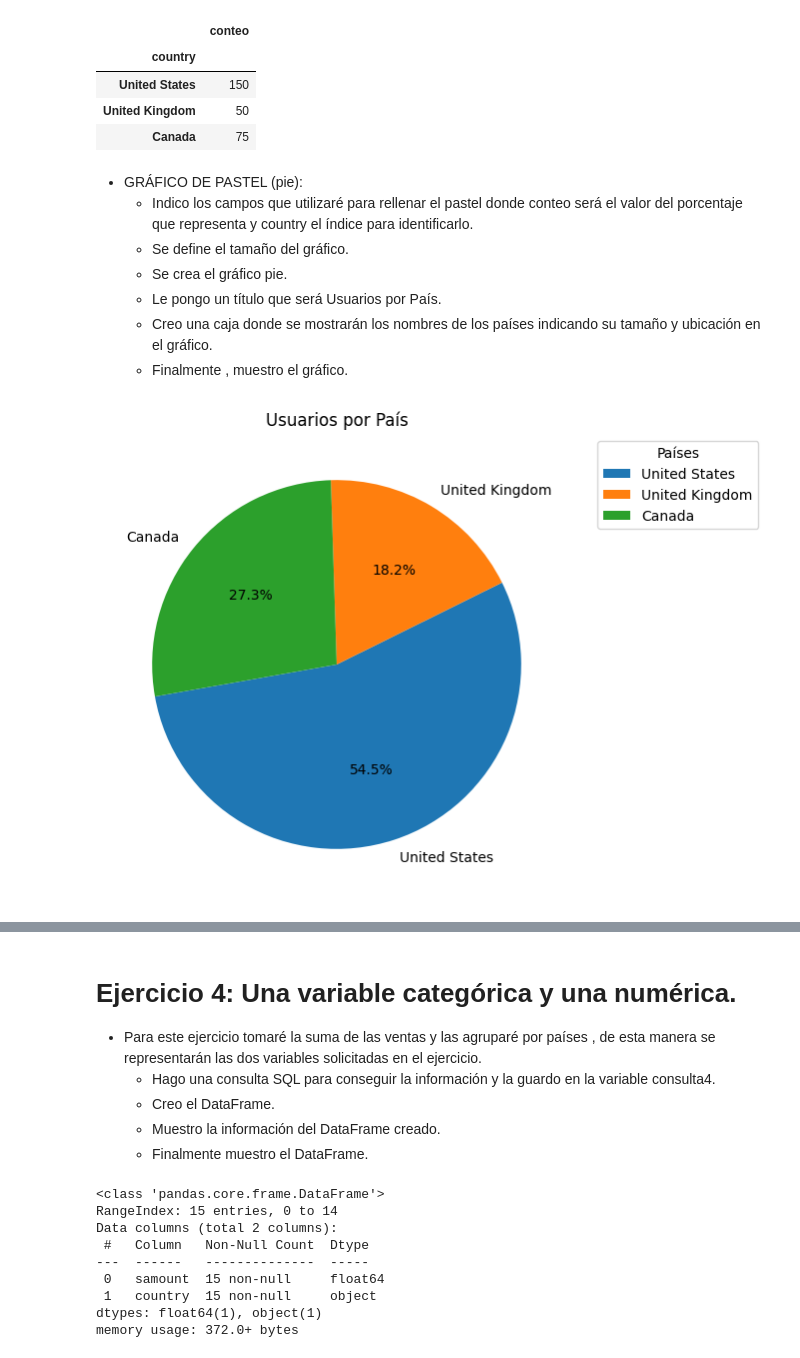
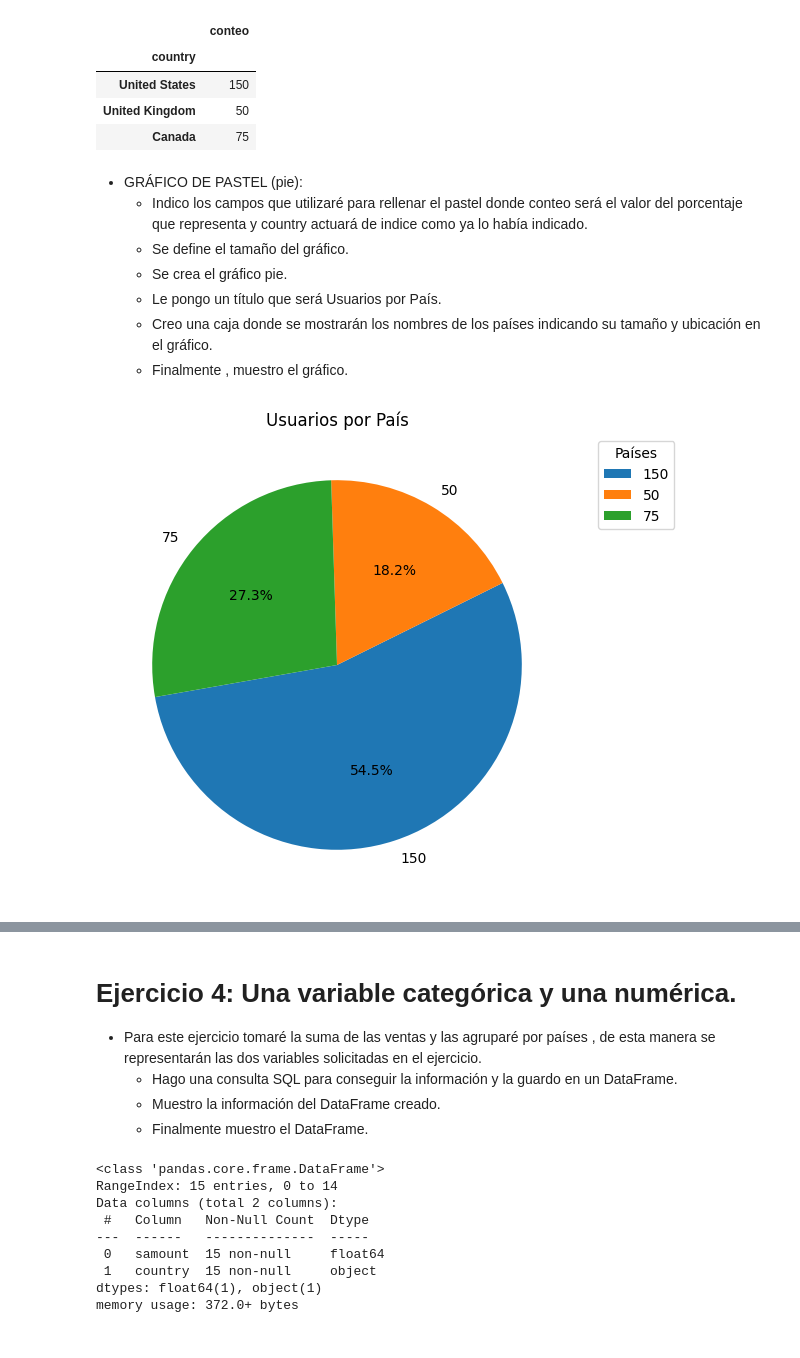
Before and after one commit to Bellengher/SPRINT-1, a Jupyter notebook: SPRINT8.1/Sprint_8_1.ipynb, the cells around one changed output, grey strips where cells are left out. Drawn from its saved outputs; the diff is of its cells as text; code cells hidden in the pictures.

```diff
--- a/SPRINT8.1/Sprint_8_1.ipynb
+++ b/SPRINT8.1/Sprint_8_1.ipynb
@@ -30,7 +30,7 @@ import mysql.connector
 conexion = mysql.connector.connect(
     host="localhost",
     user="root",
-    password="",
+    password="151108",
     database="operations"
 )
 # %% [markdown]
@@ -137,8 +129,7 @@ plt.show()
     * Se muestra la información del DataFrame que he creado.
     * Se hace una visualización del DataFrame.
 # %%
-consulta3 = 'SELECT country, count(id) As conteo FROM users GROUP BY country'
-df = pd.read_sql(consulta3,conexion)
+df = pd.read_sql('SELECT country, count(id) As conteo FROM users GROUP BY country',con=conexion)
 df = df.set_index('country')
 df.info()
 df
@@ -158,7 +149,7 @@ memory usage: 48.0+ bytes
 | Canada | 75 |
 # %% [markdown]
 * GRÁFICO DE PASTEL (pie):
-    * Indico los campos que utilizaré para rellenar el pastel donde conteo será el valor del porcentaje que representa y country el índice para identificarlo.
+    * Indico los campos que utilizaré para rellenar el pastel donde conteo será el valor del porcentaje que representa y country actuará de indice como ya lo había indicado.
     * Se define el tamaño del gráfico.
     * Se crea el gráfico pie.
     * Le pongo un título que será Usuarios por País.
@@ -167,13 +158,13 @@ memory usage: 48.0+ bytes
 # %%
 conteo = df['conteo']
 country = df.index
 plt.figure(figsize=(6, 6))
-plt.pie(conteo, labels=country, autopct='%1.1f%%', startangle=190)
+plt.pie(conteo, labels=df['conteo'], autopct='%1.1f%%', startangle=190)
 plt.title('Usuarios por País')
 plt.legend(title = "Países", bbox_to_anchor=(1.05, 1), loc='upper left')
 plt.show()
 # %% [output]
-[figure, old version]
+[figure, new version]
 # %% [markdown]
 * Interpretación del Gráfico (Usuarios por País) :
 Este gráfico nos muestra de una manera clara de que la totalidad de los usuarios que tiene la empresa estan distribuidos en 3 países:
@@ -185,8 +176,7 @@ Dependiendo de los objetivos de la empresa se puede adoptar una estratégia para
 # %% [markdown]
 # Ejercicio 4: Una variable categórica y una numérica.
 * Para este ejercicio tomaré la suma de las ventas y las agruparé por países , de esta manera se representarán las dos variables solicitadas en el ejercicio.
-    * Hago una consulta SQL para conseguir la información y la guardo en la variable consulta4.
-    * Creo el DataFrame.
+    * Hago una consulta SQL para conseguir la información y la guardo en un DataFrame.
     * Muestro la información del DataFrame creado.
     * Finalmente muestro el DataFrame.
 # %%
```
Also changed, not shown: parts of 21 cells of this notebook.
